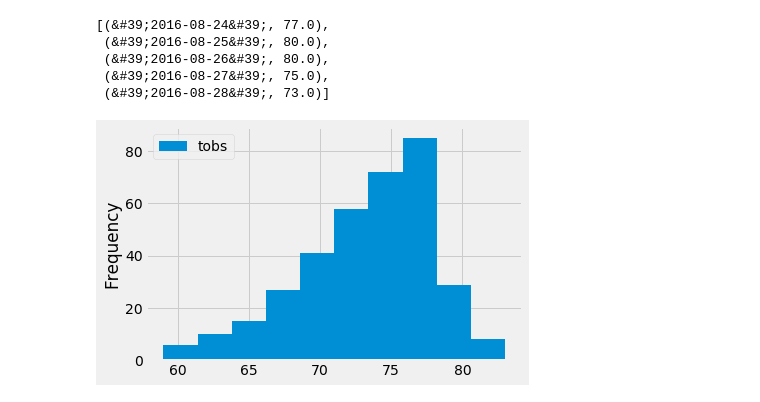
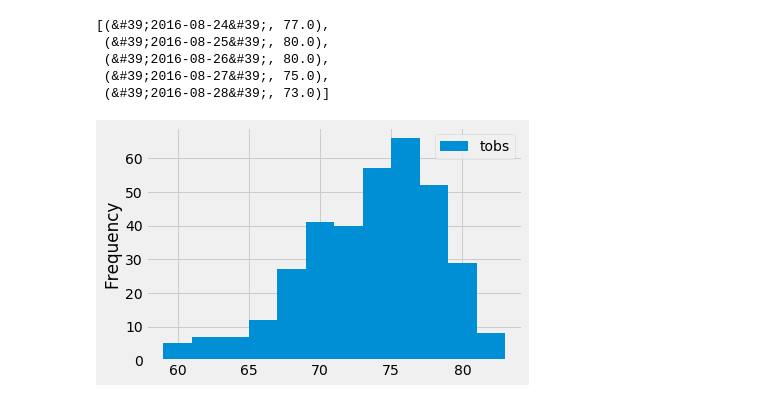
Before and after one commit to PamHvv14/SQLAlchemy-Challenge, a Jupyter notebook: climate_starter.ipynb, the cells around one changed output. Cells and saved outputs as stored; diff of their text form; code cells hidden in the pictures.

```diff
--- a/climate_starter.ipynb
+++ b/climate_starter.ipynb
@@ -144,6 +144,6 @@ max_station[:5]
 # %%
 # Query the last 12 months of temperature observation data for this station and plot the results as a histogram
 max_station = pd.DataFrame(max_station)
-max_station.plot(kind="hist",bins=10);
+max_station.plot(kind="hist",bins=12);
 # %% [output]
-[figure, old version]
+[figure, new version]
```
Also changed, not shown: 1 other file.
